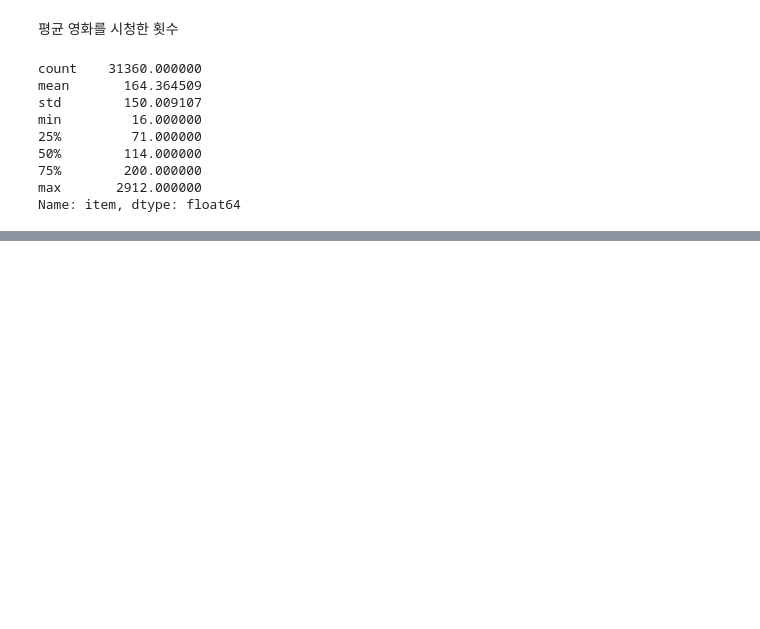
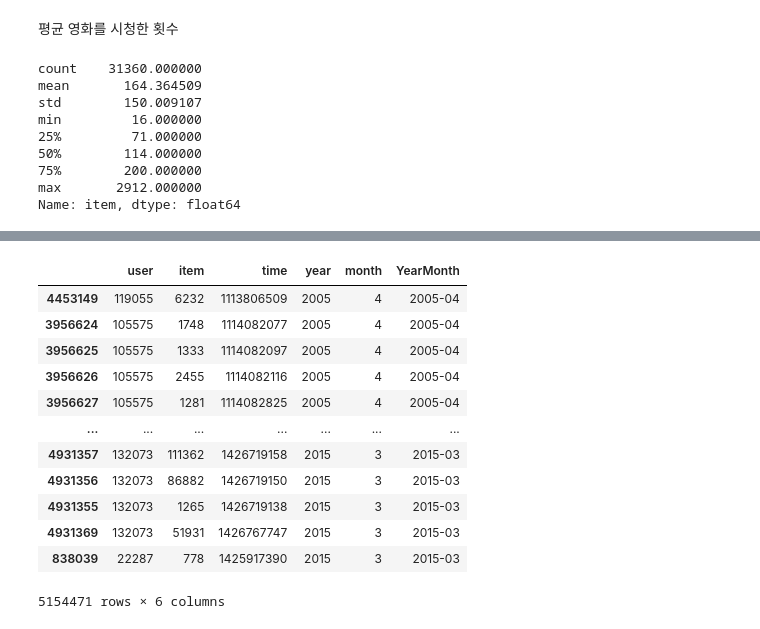
Before and after one commit to boostcampaitech6/level2-movierecommendation-recsys-05, a Jupyter notebook: GT/src/EDA.ipynb, the cells around one changed output, grey strips where cells are left out. Saved outputs shown, nothing was run; the diff lists cells and outputs as text; code cells hidden in the pictures; blank space fills up the shorter version.

```diff
--- a/GT/src/EDA.ipynb
+++ b/GT/src/EDA.ipynb
@@ -41,0 +110,18 @@ datetime.datetime(2009, 1, 1, 13, 2, 9)
+# %%
+# data['YearMonth'] = pd.to_datetime(data['YearMonth'], format='%Y-%m')
+data_sorted = data.sort_values('YearMonth')
+data_sorted
+# %% [output]
+|  | user | item | time | year | month | YearMonth |
+| 4453149 | 119055 | 6232 | 1113806509 | 2005 | 4 | 2005-04 |
+| 3956624 | 105575 | 1748 | 1114082077 | 2005 | 4 | 2005-04 |
+| 3956625 | 105575 | 1333 | 1114082097 | 2005 | 4 | 2005-04 |
+| 3956626 | 105575 | 2455 | 1114082116 | 2005 | 4 | 2005-04 |
+| 3956627 | 105575 | 1281 | 1114082825 | 2005 | 4 | 2005-04 |
+| ... | ... | ... | ... | ... | ... | ... |
+| 4931357 | 132073 | 111362 | 1426719158 | 2015 | 3 | 2015-03 |
+| 4931356 | 132073 | 86882 | 1426719150 | 2015 | 3 | 2015-03 |
+| 4931355 | 132073 | 1265 | 1426719138 | 2015 | 3 | 2015-03 |
+| 4931369 | 132073 | 51931 | 1426767747 | 2015 | 3 | 2015-03 |
+| 838039 | 22287 | 778 | 1425917390 | 2015 | 3 | 2015-03 |
+5154471 rows × 6 columns
```
Also changed, not shown: parts of 12 cells of this notebook, 10 other files.
